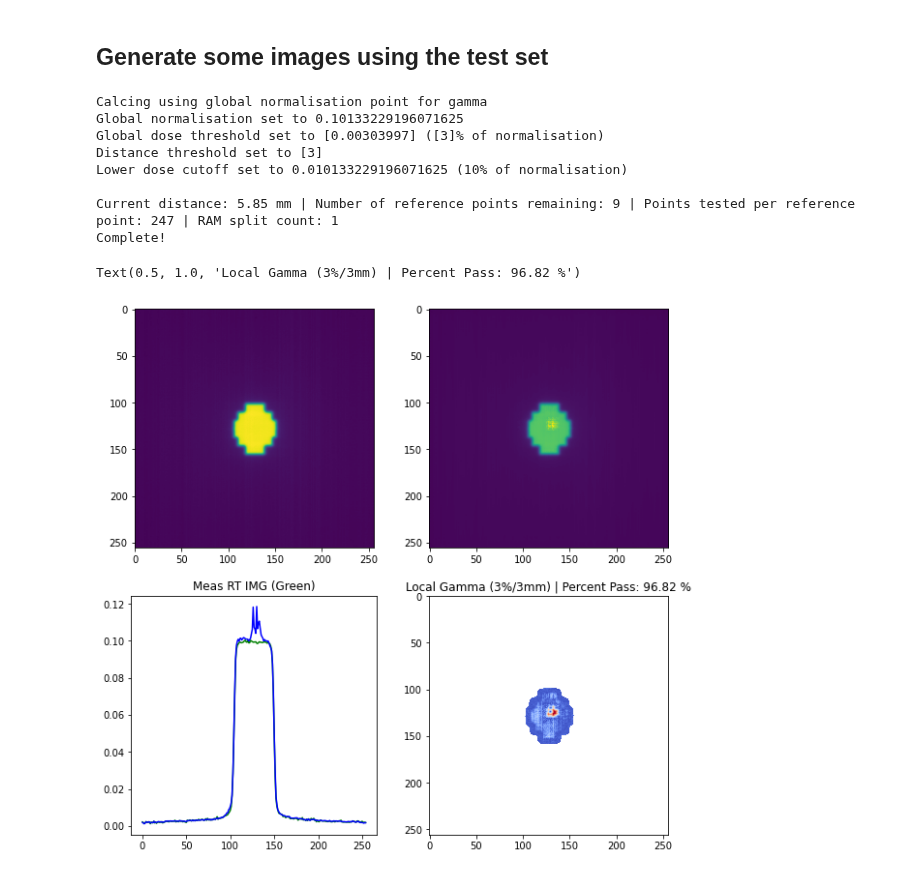
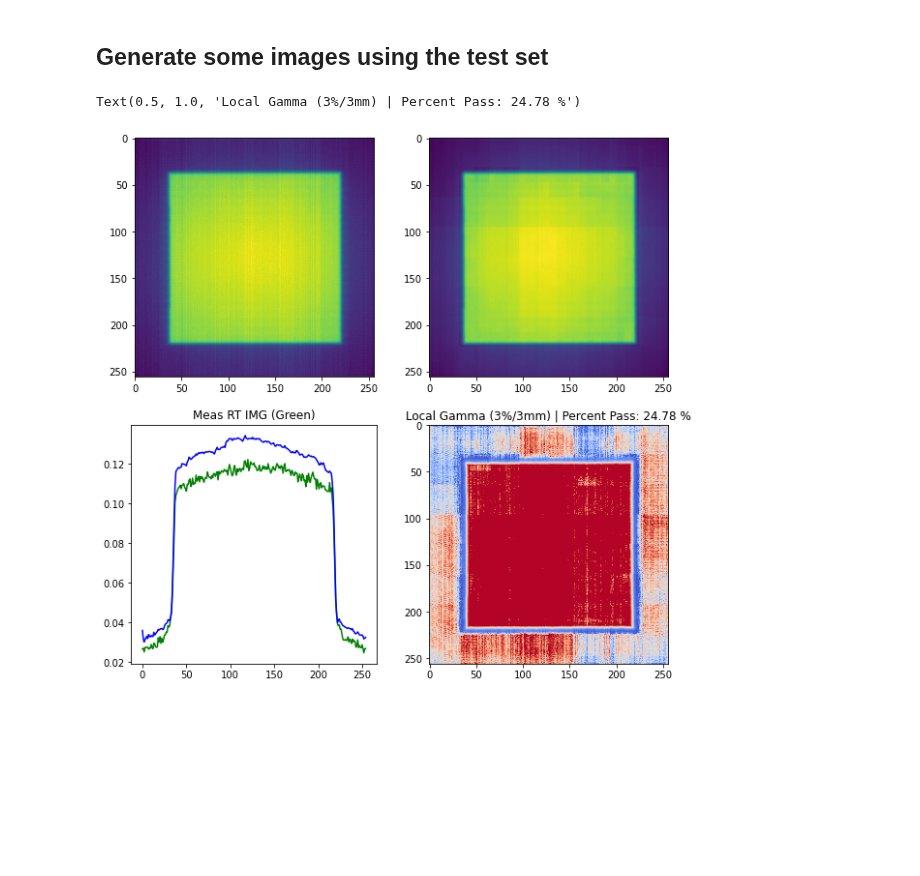
Before and after one commit to cbojechko/Image_Prediction, a Jupyter notebook: fit_fakeandphantom_twomodels.ipynb, the cells around one changed output. Saved outputs shown, nothing was run; the diff lists cells and outputs as text; code cells hidden in the pictures; blank space fills up the shorter version.

```diff
--- a/fit_fakeandphantom_twomodels.ipynb
+++ b/fit_fakeandphantom_twomodels.ipynb
@@ -253,19 +237,22 @@ def return_generator(records_path, proj_to_panel=True, add_5cm_keys=False, globa
                         ]
 
     base_processors += [
-    CProcessors.CreateNewKey(input_keys=('drr_array',), output_keys=('exp_new_drr_array',)),
-    CProcessors.MultiplyImagesByConstant(keys=('exp_new_drr_array',), values=(-4.0,)),
-    CProcessors.TakeExpOfKey(input_keys=('exp_new_drr_array',)),
+    #CProcessors.CreateNewKey(input_keys=('drr_array',), output_keys=('exp_new_drr_array',)),
+    #CProcessors.MultiplyImagesByConstant(keys=('exp_new_drr_array',), values=(-4.0,)),
+    #CProcessors.TakeExpOfKey(input_keys=('exp_new_drr_array',)),
 
     CProcessors.CreateNewKey(input_keys=('drr_array',), output_keys=('mul_drr_array',)),
-    CProcessors.MultiplyImagesByConstant(keys=('mul_drr_array',), values=(0.15,)),
-    CProcessors.AddImagesTogether(keys=('exp_new_drr_array', 'mul_drr_array'), out_key='exp_new_drr_array'),
+    CProcessors.MultiplyImagesByConstant(keys=('mul_drr_array',), values=(-3.523,)),
+    #CProcessors.AddImagesTogether(keys=('new_drr_array', 'mul_drr_array'), out_key='new_drr_array'),
 
     CProcessors.CreateNewKey(input_keys=('drr_array',), output_keys=('squared_drr_array',)),
     CProcessors.MultiplyImagesTogether(keys=('squared_drr_array', 'squared_drr_array'), out_key='squared_drr_array'),
-    CProcessors.MultiplyImagesByConstant(keys=('squared_drr_array',), values=(-0.1,)),
-    CProcessors.AddImagesTogether(keys=('exp_new_drr_array', 'squared_drr_array'), out_key='summed_drr_array'),
+    CProcessors.MultiplyImagesByConstant(keys=('squared_drr_array',), values=(0.7885,)),
+    CProcessors.AddImagesTogether(keys=('mul_drr_array', 'squared_drr_array'), out_key='summed_drr_array'),
 
+    CProcessors.AddConstantToImages(keys=('summed_drr_array',),values=(-0.04555,)),
+
+    CProcessors.TakeExpOfKey(input_keys=('summed_drr_array',)),
     CProcessors.MultiplyImagesTogether(keys=('pdos_array', 'summed_drr_array'), out_key='summed_array'),
     CProcessors.MultiplyImagesByConstant(keys=('summed_array',), values=(-1.0,)),
 
@@ -281,6 +268,7 @@ def return_generator(records_path, proj_to_panel=True, add_5cm_keys=False, globa
                       CProcessors.ReturnOutputs(input_keys=('output',),
                                                 #output_keys=('fluence_array',))
                                                 output_keys=('scatter_array',))
+                                                #output_keys=('summed_array',))
   ]
   base_processors += [
                       {'batch': 1}, {'repeat'}
@@ -353,7 +341,7 @@ def return_generators(base_path, excluded_fold=5, batch=1, **kwargs):
   val_folder_names.append(os.path.join(base_path, 'phantom_valid'))
   #test_folder_names.append(os.path.join(base_path, 'phantom_valid'))
   #test_folder_names.append(os.path.join(base_path, 'test_pelvis'))
-  test_folder_names.append(os.path.join(base_path, 'pat55_60'))
+  test_folder_names.append(os.path.join(base_path, 'solidwater/9994'))
 
   # for i in range(1,6):
   #   folder_name = '/content/drive/My Drive/data/fold{}'.format(i)
@@ -1104,12 +1132,12 @@ NameError: ignored
 # %%
-generator = GeneratorP()
+#generator = GeneratorP()
 #generator = GeneratorS2(kernel=32)
-#generator = GeneratorFixed()
+#generator = GeneratorFixed2()
 #generator = GeneratorExpSca()
 #generator = GeneratorLK()
 #generator = GeneratorE()
 #generator = GeneratorDCNN()
-#generator = GeneratorDSE()
+generator = GeneratorDSE()
 #tf.keras.utils.plot_model(generator, show_shapes=True, dpi=64)
 generator.summary()
 # %% [output]
@@ -1251,8 +1279,8 @@ checkpoint = tf.train.Checkpoint(generator_optimizer=generator_optimizer,
                                  generator=generator)
 # %%
 def generate_images(model, input, tar):
-  prediction = model(input,training=True)
-  #prediction = model(input,training=False)
+  #prediction = model(input,training=True)
+  prediction = model(input,training=False)
   plot_images(prediction, input, tar)
 # %%
 val_iterator = iter(valid_dataset)
@@ -1438,7 +1466,7 @@ coords = (yepid,xepid)
 #pymedphys = reload(pymedphys)
 #import pymedphys._utilities
 # %%
-example = next(iter(train_dataset))
+example = next(iter(test_dataset))
 input = example[0]
 #print(tf.shape(cbct_input))
 tar = example[1]
@@ -1462,8 +1490,8 @@ prediction = tf.squeeze(prediction, axis=-1)
 prediction = prediction
 
 
-rtimage = pdos*(1.0*np.exp(-4.0*cbct)+0.15*cbct-0.1*cbct*cbct) + rtimage
-prediction = pdos*(1.0*np.exp(-4.0*cbct)+0.15*cbct-0.1*cbct*cbct) + prediction
+rtimage = pdos*(1.0*np.exp(0.7885*cbct*cbct-3.523*cbct-0.04555)) + rtimage
+prediction = pdos*(1.0*np.exp(0.7885*cbct*cbct-3.523*cbct-0.04555)) + prediction
 
 
 plt.figure(figsize=(10, 10))
@@ -1475,42 +1503,34 @@ plt.imshow(prediction)
 
 predvec = prediction[128,1:256]
 rtvec = rtimage[128,1:256]
 
 #predvec = prediction[1:256,128]
 #rtvec = rtimage[1:256,128]
 
 plt.subplot(2, 2, 3)
 plt.plot(rtvec,'g')
 plt.title("Meas RT IMG (Green)")
 plt.plot(predvec,'b')
 #print(str(example["fname"]))
 
 gamma_test = pymedphys.gamma(coords,rtimage, coords, prediction, **gamma_options)
 valid_gamma = gamma_test[~np.isnan(gamma_test)]
 
 num_bins = (
     gamma_options['interp_fraction'] * gamma_options['max_gamma'])
 bins = np.linspace(0, gamma_options['max_gamma'], num_bins + 1)
 
 #gamma_no_noise = pymedphys.gamma(coords, rtimage, coords, prediction,**gamma_options)
 plt.subplot(2, 2, 4)
 
 plt.imshow( gamma_test, clim=(0, 2), cmap='coolwarm')
 
 # plt.hist(valid_gamma, bins, density=True)
 # plt.xlim([0, gamma_options['max_gamma']])
 pass_ratio = np.sum(valid_gamma <= 1) / len(valid_gamma)
 plt.title(f"Local Gamma ({gamma_options['dose_percent_threshold']}%/{gamma_options['distance_mm_threshold']}mm) | Percent Pass: {pass_ratio*100:.2f} %")
 # %% [output]
-Calcing using global normalisation point for gamma
-Global normalisation set to 0.10133229196071625
-Global dose threshold set to [0.00303997] ([3]% of normalisation)
-Distance threshold set to [3]
-Lower dose cutoff set to 0.010133229196071625 (10% of normalisation)
-
-Current distance: 5.85 mm | Number of reference points remaining: 9 | Points tested per reference point: 247 | RAM split count: 1
-Complete!
+Text(0.5, 1.0, 'Local Gamma (3%/3mm) | Percent Pass: 24.78 %')
-Text(0.5, 1.0, 'Local Gamma (3%/3mm) | Percent Pass: 96.82 %')
-[figure, old version]
+[figure, new version]
 # %%
 plt.imshow(gamma_test)
```
Also changed, not shown: parts of 21 cells of this notebook.
